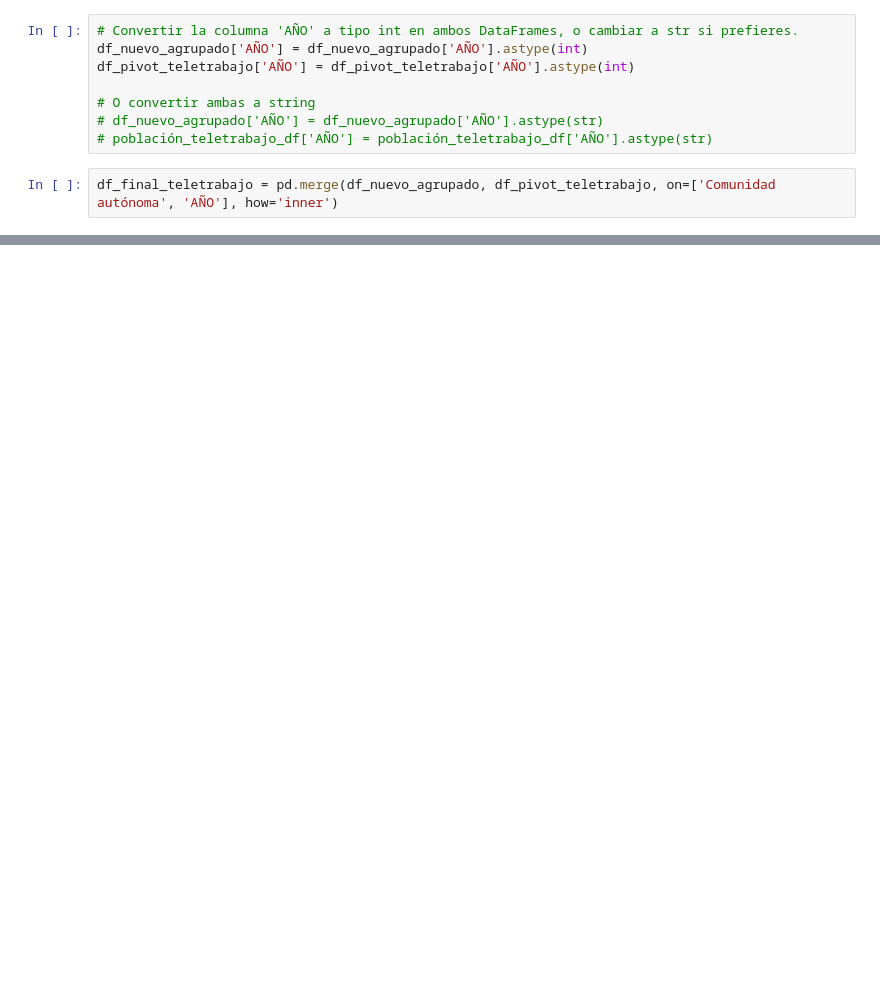
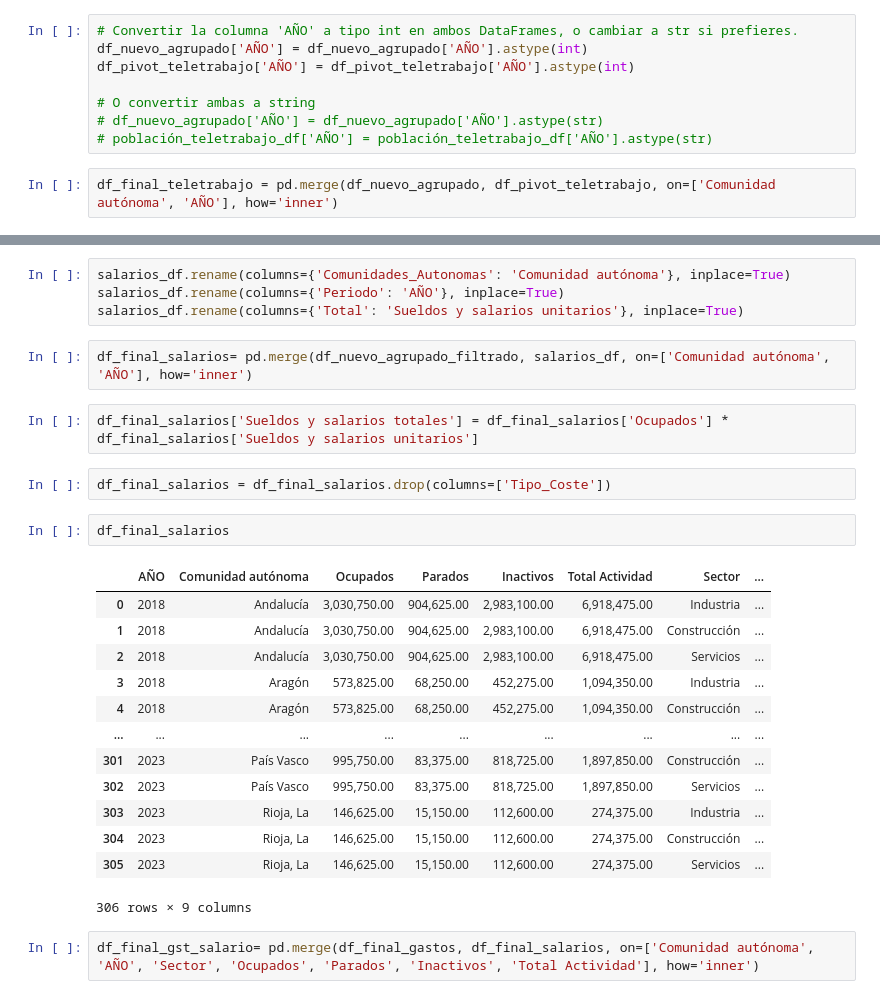
Before and after one commit to cdeniaca/Group-7, a Jupyter notebook: Poblacion_con_teletrabajo.ipynb, the cells around one changed output, grey strips where cells are left out. Drawn from its saved outputs; the diff is of its cells as text; blank space fills up the shorter version.

```diff
--- a/Poblacion_con_teletrabajo.ipynb
+++ b/Poblacion_con_teletrabajo.ipynb
@@ -318,0 +298,28 @@ df_final_teletrabajo
+# %%
+salarios_df.rename(columns={'Comunidades_Autonomas': 'Comunidad autónoma'}, inplace=True)
+salarios_df.rename(columns={'Periodo': 'AÑO'}, inplace=True)
+salarios_df.rename(columns={'Total': 'Sueldos y salarios unitarios'}, inplace=True)
+# %%
+df_final_salarios= pd.merge(df_nuevo_agrupado_filtrado, salarios_df, on=['Comunidad autónoma', 'AÑO'], how='inner')
+# %%
+df_final_salarios['Sueldos y salarios totales'] = df_final_salarios['Ocupados'] * df_final_salarios['Sueldos y salarios unitarios']
+# %%
+df_final_salarios = df_final_salarios.drop(columns=['Tipo_Coste'])
+# %%
+df_final_salarios
+# %% [output]
+|  | AÑO | Comunidad autónoma | Ocupados | Parados | Inactivos | Total Actividad | Sector | ... |
+| 0 | 2018 | Andalucía | 3,030,750.00 | 904,625.00 | 2,983,100.00 | 6,918,475.00 | Industria | ... |
+| 1 | 2018 | Andalucía | 3,030,750.00 | 904,625.00 | 2,983,100.00 | 6,918,475.00 | Construcción | ... |
+| 2 | 2018 | Andalucía | 3,030,750.00 | 904,625.00 | 2,983,100.00 | 6,918,475.00 | Servicios | ... |
+| 3 | 2018 | Aragón | 573,825.00 | 68,250.00 | 452,275.00 | 1,094,350.00 | Industria | ... |
+| 4 | 2018 | Aragón | 573,825.00 | 68,250.00 | 452,275.00 | 1,094,350.00 | Construcción | ... |
+| ... | ... | ... | ... | ... | ... | ... | ... | ... |
+| 301 | 2023 | País Vasco | 995,750.00 | 83,375.00 | 818,725.00 | 1,897,850.00 | Construcción | ... |
+| 302 | 2023 | País Vasco | 995,750.00 | 83,375.00 | 818,725.00 | 1,897,850.00 | Servicios | ... |
+| 303 | 2023 | Rioja, La | 146,625.00 | 15,150.00 | 112,600.00 | 274,375.00 | Industria | ... |
+| 304 | 2023 | Rioja, La | 146,625.00 | 15,150.00 | 112,600.00 | 274,375.00 | Construcción | ... |
+| 305 | 2023 | Rioja, La | 146,625.00 | 15,150.00 | 112,600.00 | 274,375.00 | Servicios | ... |
+306 rows × 9 columns
+# %%
+df_final_gst_salario= pd.merge(df_final_gastos, df_final_salarios, on=['Comunidad autónoma', 'AÑO', 'Sector', 'Ocupados', 'Parados', 'Inactivos', 'Total Actividad'], how='inner')
```
Also changed, not shown: parts of 43 cells of this notebook.
